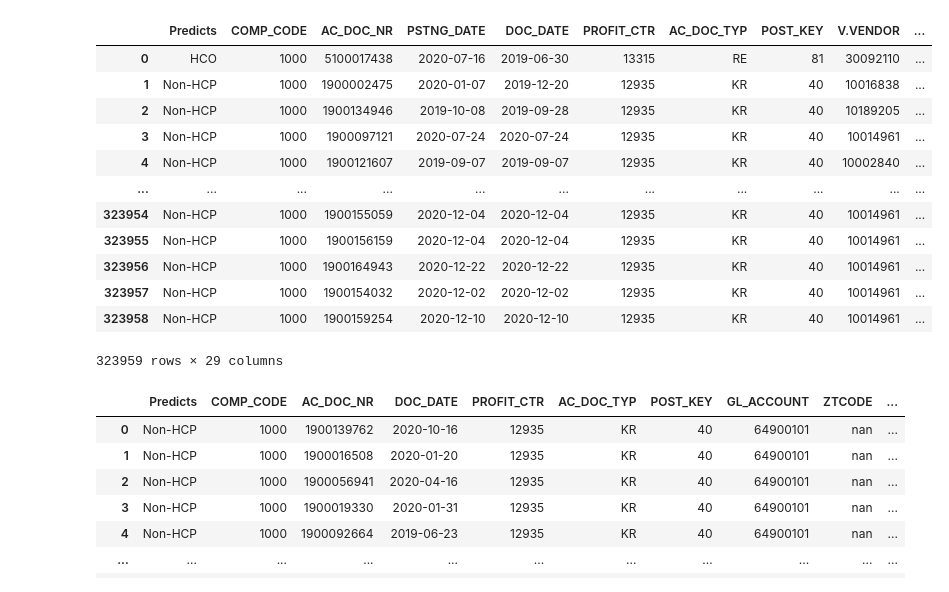
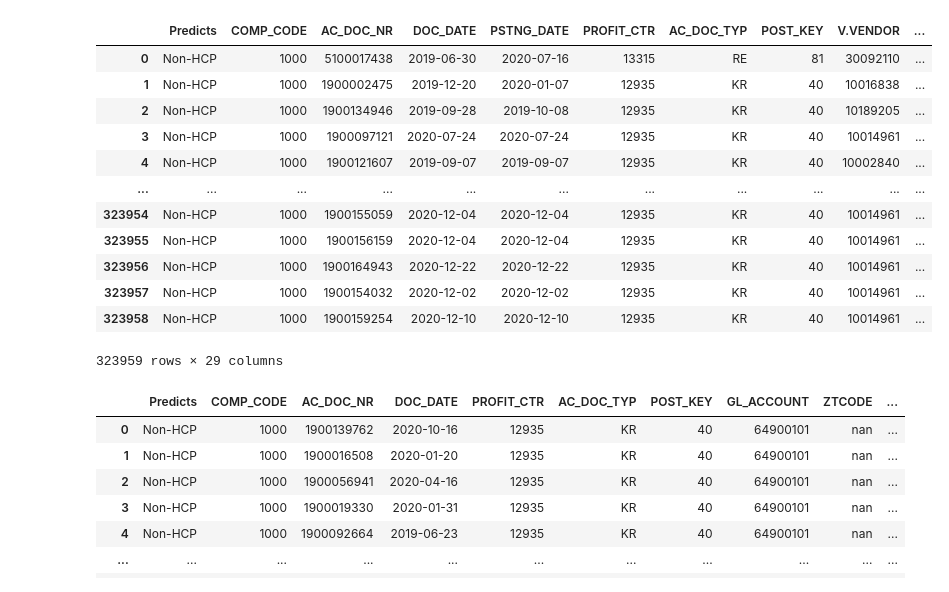
Before and after one commit to dylan1218/ClassificationProject, a Jupyter notebook: ModelsDL_supervisedBinary.ipynb, the cells around one changed output. Cells and saved outputs as stored; diff of their text form; code cells hidden in the pictures.

```diff
--- a/ModelsDL_supervisedBinary.ipynb
+++ b/ModelsDL_supervisedBinary.ipynb
@@ -1,6 +1,6 @@
 # %%
-#%load_ext autoreload
-#%autoreload 2
+%load_ext autoreload
+%autoreload 2
 
 from sklearn.feature_extraction.text import CountVectorizer
 from FeatureEngine.FeatureMethods import FeatureEngine, fuzzy_merge, Supervised_Analyzer, GenerateCramersVMatrix
@@ -30,13 +30,14 @@ cv = CountVectorizer()
 df_train_old = pd.read_csv(pathBase + "\Datasets\TeraSample_Supervised_MM.csv")
 df_train_new =  pd.read_csv(pathBase + "\Datasets\HCP_TrainNew.csv")
 
-df_train_old = df_train_old.loc[df_train_old.Classification.isnull() == False]
+#df_train_old = df_train_old.loc[df_train_old.Classification.isnull() == False]
 
-df = pd.concat([df_train_old, df_train_new])
+#df = pd.concat([df_train_old, df_train_new])
+df = df_train_new
 
 #dfValidate is used for unlabeled data
 dfValidate = pd.read_csv(pathBase + "\Datasets\HCPTestComp1000_Full Data.csv")
-dfValidate['Classification'] = '' #initialized a blank target feature, note: use Classification for multi-class and HCPClass for binary
+dfValidate['HCPClass'] = '' #initialized a blank target feature, note: use Classification for multi-class and HCPClass for binary
 #df_test = pd.read_csv(pathBase + "\Datasets\HCP_TestNew.csv")
 #dfOP = pd.read_csv(pathBase + "\Datasets\OpenPmntsVendors.csv")
 
@@ -124,7 +125,7 @@ df['DEB_CRE_USD'] = pd.to_numeric(df['DEB_CRE_USD'])
 df['V.BIC_ZTERMPAY'] = df['V.BIC_ZTERMPAY'].astype('str') #no longer included, but may be useful to bring back
 df['MATL_GROUP'] = df['MATL_GROUP'].astype('str')
 df['ACCNT_GRPV'] = df['ACCNT_GRPV'].astype('str')
-df['Classification'] = df['Classification'].astype('object') #Classification for multiclass and HCPClass for binary
+df['HCPClass'] = df['HCPClass'].astype('object') #Classification for multiclass and HCPClass for binary
 df['Compliance_Bucket'] = df['Compliance_Bucket'].astype("object")
 df['V.BI_ACCNT_TGRPV'] = df['V.BI_ACCNT_TGRPV'].astype("str")
 
@@ -140,8 +141,9 @@ df['GL_ACCOUNT'] = df['GL_ACCOUNT'].astype('str')
 
 #Get list of relavent fields
 colSelect = list(colDict.keys())
-colSelect = ['COMP_CODE', 'AC_DOC_NR', 'PSTNG_DATE', 'DOC_DATE', 'PROFIT_CTR', 'AC_DOC_TYP', 'POST_KEY', 'V.VENDOR', 'V.NAME', 'GL_ACCOUNT', 'POSTXT', 'ZBKTXT' ,'ZTCODE', 'V.BIC_ZTERMPAY', 'MATL_GROUP', 'ACCNT_GRPV', 'V.BI_ACCNT_TGRPV', 'Classification', 'Compliance_Bucket', 'DEB_CRE_USD']
+colSelect = ['COMP_CODE', 'AC_DOC_NR','DOC_DATE', 'PSTNG_DATE', 'PROFIT_CTR', 'AC_DOC_TYP', 'POST_KEY', 'V.VENDOR', 'V.NAME', 'GL_ACCOUNT', 'POSTXT', 'ZBKTXT' ,'ZTCODE', 'V.BIC_ZTERMPAY', 'MATL_GROUP', 'ACCNT_GRPV', 'V.BI_ACCNT_TGRPV', 'HCPClass', 'Compliance_Bucket', 'DEB_CRE_USD']
 #Use 'Classification' field for multi-class and use HCPClass for binary classification
+#REMOVED DOC_DATE feature
 
 #df[colSelect]
 df = df[colSelect]
@@ -194,12 +196,12 @@ colDict = {
     "V.BIC_ZTERMPAY":{"Type":"Categorical", "Method":"1hot"},
     "MATL_GROUP":{"Type":"Categorical", "Method":"1hot"},
     "ACCNT_GRPV":{"Type":"Categorical", "Method":"1hot"},
-    "Classification":{"Type":"Categorical", "Method":"LabelEncode"}, #Target
+    "HCPClass":{"Type":"Categorical", "Method":"LabelEncode"}, #Target
     "Compliance_Bucket":{"Type":"Categorical", "Method":"1hot"},
     "V.BI_ACCNT_TGRPV":{"Type":"Categorical", "Method":"1hot"} #Vendor type
 }
 
-oneHotFeatures = ["PROFIT_CTR","AC_DOC_TYP","POST_KEY","GL_ACCOUNT","ZTCODE", "MATL_GROUP", "ACCNT_GRPV","V.BI_ACCNT_TGRPV", "V.BIC_ZTERMPAY"]
+oneHotFeatures = ["PROFIT_CTR","AC_DOC_TYP","POST_KEY","GL_ACCOUNT","ZTCODE", "MATL_GROUP","V.BI_ACCNT_TGRPV", "V.BIC_ZTERMPAY"]
 
 
 #Set pandas datatypes for each field
@@ -226,7 +228,7 @@ dfValidate['DEB_CRE_USD'] = pd.to_numeric(dfValidate['DEB_CRE_USD'])
 dfValidate['V.BIC_ZTERMPAY'] = dfValidate['V.BIC_ZTERMPAY'].astype('str') #no longer included, but may be useful to bring back
 dfValidate['MATL_GROUP'] = dfValidate['MATL_GROUP'].astype('str')
 dfValidate['ACCNT_GRPV'] = dfValidate['ACCNT_GRPV'].astype('str')
-dfValidate['Classification'] = dfValidate['Classification'].astype('object')
+dfValidate['HCPClass'] = dfValidate['HCPClass'].astype('object')
 dfValidate['Compliance_Bucket'] = dfValidate['Compliance_Bucket'].astype("object")
 dfValidate['V.BI_ACCNT_TGRPV'] = dfValidate['V.BI_ACCNT_TGRPV'].astype("str")
 
@@ -431,8 +444,8 @@ matrix.toarray().shape
 # %%
-featureList = ['COMP_CODE', 'AC_DOC_NR', 'DOC_DATE', 'PROFIT_CTR', 'AC_DOC_TYP', 'POST_KEY', 'GL_ACCOUNT','ZTCODE', 'DEB_CRE_USD', 'V.BIC_ZTERMPAY', 'MATL_GROUP', 'ACCNT_GRPV', 'V.BI_ACCNT_TGRPV', 'Classification', 'TriggerWord_HCP','TriggerWord_HCO','TriggerWord_GOVT','DateEqual', 'TransMean', 'TransCount','textappend','Compliance_Bucket']
-
+featureList = ['COMP_CODE', 'AC_DOC_NR', 'PROFIT_CTR', 'AC_DOC_TYP', 'POST_KEY', 'GL_ACCOUNT','ZTCODE', 'DEB_CRE_USD', 'V.BIC_ZTERMPAY', 'MATL_GROUP', 'V.BI_ACCNT_TGRPV', 'HCPClass', 'TriggerWord_HCP','TriggerWord_HCO','TriggerWord_GOVT','DateEqual', 'TransMean', 'TransCount','Compliance_Bucket']
+#Removed DOC_DATE
 #Use Classification for multiclass and HCPClass for Binary
 model = Supervised_Analyzer(df)
-model = model.set_features(featureList).set_traintestsplit('Classification', 0.01).GetColumnTransformer().transformFeatures().FitXGBOOST()
+model = model.set_features(featureList).set_traintestsplit('HCPClass', 0.01).GetColumnTransformer().transformFeatures().FitXGBOOST()
 # %% [output]
 ----Running grid search optimization----
@@ -464,27 +476,27 @@ XGBClassifier(base_score=0.5, booster='gbtree', colsample_bylevel=1,
 # %%
 #Cleanlab for noisy labels
 modelValidate = Supervised_Analyzer(dfValidate)
-modelValidate = modelValidate.set_features(featureList).set_traintestsplit('Classification', 0, modelTraining=False)
+modelValidate = modelValidate.set_features(featureList).set_traintestsplit('HCPClass', 0, modelTraining=False)
 modelValidate.x_transformer = model.x_transformer
 modelValidate = modelValidate.transformFeatures()
 
 predicts = model.models['XGB']['GSCV'].predict(modelValidate.x_test)
 
 df_test_x = modelValidate.df_test_x.reset_index(drop=True)
 df_test_y = modelValidate.df_test_y.reset_index(drop=True)
 df_predicts = pd.DataFrame({"Predicts":predicts})
 dfConcat = pd.concat([df_predicts,dfValidate, df_test_y], axis=1)
 
 #pd.DataFrame({"Predicts":predicts}) #0 to 3232 index
 #model.df_test_y.to_frame().reset_index(drop=True) # 0 to 3232 index
 #model.df_test_x.reset_index(drop=True) # 0 to 3232 index
 dfConcat.to_csv(r'C:\Users\dylan.levine\Downloads\HCPValidate.csv')
 dfConcat
 # %% [output]
-|  | Predicts | COMP_CODE | AC_DOC_NR | PSTNG_DATE | DOC_DATE | PROFIT_CTR | AC_DOC_TYP | POST_KEY | V.VENDOR | ... |
-| 0 | HCO | 1000 | 5100017438 | 2020-07-16 | 2019-06-30 | 13315 | RE | 81 | 30092110 | ... |
-| 1 | Non-HCP | 1000 | 1900002475 | 2020-01-07 | 2019-12-20 | 12935 | KR | 40 | 10016838 | ... |
-| 2 | Non-HCP | 1000 | 1900134946 | 2019-10-08 | 2019-09-28 | 12935 | KR | 40 | 10189205 | ... |
+|  | Predicts | COMP_CODE | AC_DOC_NR | DOC_DATE | PSTNG_DATE | PROFIT_CTR | AC_DOC_TYP | POST_KEY | V.VENDOR | ... |
+| 0 | Non-HCP | 1000 | 5100017438 | 2019-06-30 | 2020-07-16 | 13315 | RE | 81 | 30092110 | ... |
+| 1 | Non-HCP | 1000 | 1900002475 | 2019-12-20 | 2020-01-07 | 12935 | KR | 40 | 10016838 | ... |
+| 2 | Non-HCP | 1000 | 1900134946 | 2019-09-28 | 2019-10-08 | 12935 | KR | 40 | 10189205 | ... |
 | 3 | Non-HCP | 1000 | 1900097121 | 2020-07-24 | 2020-07-24 | 12935 | KR | 40 | 10014961 | ... |
 | 4 | Non-HCP | 1000 | 1900121607 | 2019-09-07 | 2019-09-07 | 12935 | KR | 40 | 10002840 | ... |
 | ... | ... | ... | ... | ... | ... | ... | ... | ... | ... | ... |
```
Also changed, not shown: parts of 10 cells of this notebook, 1 other file.
